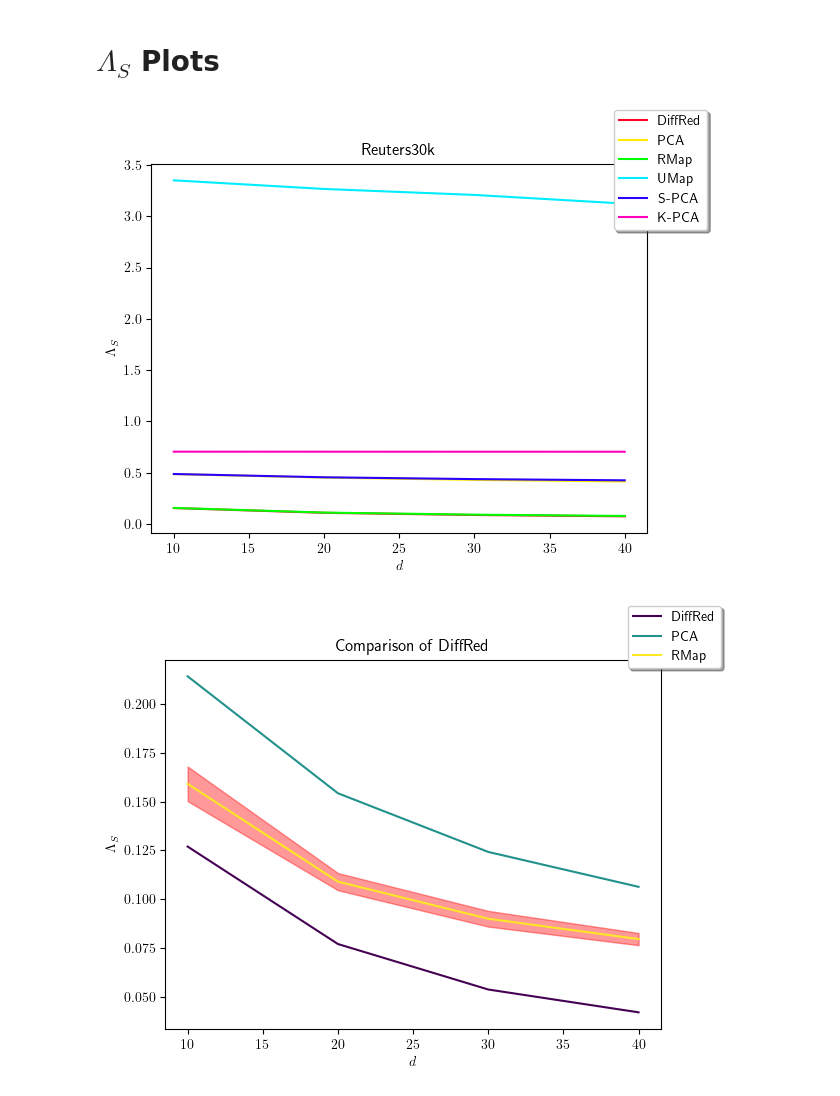
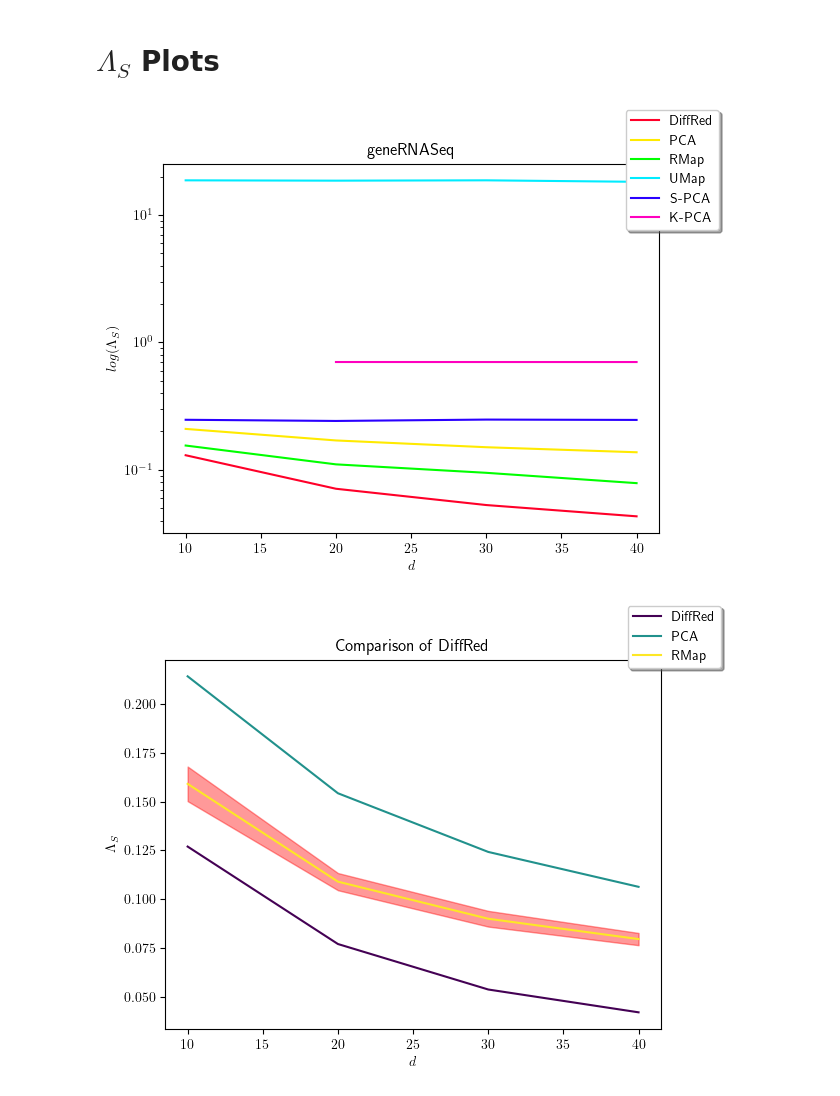
Before and after one commit to S3-Lab-IIT/DiffRed, a Jupyter notebook: Experiments/dimensionality_reduction_metrics/make_plots.ipynb, the cells around one changed output. Cells and saved outputs as stored; diff of their text form; code cells hidden in the pictures.

```diff
--- a/Experiments/dimensionality_reduction_metrics/make_plots.ipynb
+++ b/Experiments/dimensionality_reduction_metrics/make_plots.ipynb
@@ -8,22 +9,25 @@ plt.rcParams['text.usetex'] = True
 # %%
 UTILS={
     "COMP_RES": './results/compiled_results/',
-    'DATASET': "Reuters30k",
+    'DATASET': "geneRNASeq",
     'TARGET_DIMS':[10,20,30,40],
     'DR_TECHS': ['DiffRed', 'PCA', 'RMap', 'UMap', 'S-PCA', 'K-PCA']
 }
 # %%
 def plot(PLOT_DATA:dict, title:str, xlabel:str, ylabel:str, ci:bool=False, alpha=0.1, colormap:str='tab10', log_scale:bool=False):
     if not ci:
+        min_tick=1000
         fig, ax = plt.subplots()
+        if log_scale:
+            ax.set_yscale('log')
         cmap = plt.cm.get_cmap(colormap, len(PLOT_DATA))
+        # ax.yaxis.set_major_locator(MaxNLocator(integer=True, prune='both'))
         for i, (algorithm, data) in enumerate(PLOT_DATA.items()):
             x = data['x']
             y = data['y']
             color = cmap(i)
             label = f'{algorithm}'
             ax.plot(x, y, color=color, label=label)
-
         ax.set_title(title)
         ax.set_xlabel(xlabel)
         ax.set_ylabel(ylabel)
@@ -32,12 +36,17 @@ def plot(PLOT_DATA:dict, title:str, xlabel:str, ylabel:str, ci:bool=False, alpha
             ncol=1, fancybox=True, shadow=True)
         plt.show()
     else:
+        min_tick=1000
         fig, ax = plt.subplots()
+        if log_scale:
+            ax.set_yscale('log')
         cmap = plt.cm.get_cmap(colormap, len(PLOT_DATA))
         for i, (algorithm, data) in enumerate(PLOT_DATA.items()):
             if algorithm!='RMap':
                 x = data['x']
                 y = data['y']
+                if min(y)<min_tick:
+                    min_tick=min(y)
                 color = cmap(i)
                 label = f'{algorithm}'
                 ax.plot(x, y, color=color, label=label)
@@ -86,9 +95,9 @@ for dr_tech in UTILS['DR_TECHS']:
 
         PLOT_DATA[dr_tech]={'x':x, 'y':y, 'std':std}
 # %%
-plot(PLOT_DATA, f"{UTILS['DATASET']}", '$d$', r'$\Lambda_S$', True, 0,'gist_rainbow')
+plot(PLOT_DATA, f"{UTILS['DATASET']}", '$d$', r'$log(\Lambda_S)$', True, 0,'gist_rainbow', True)
 # %% [output]
-[figure, old version]
+[figure, new version]
 # %%
 PLOT_DATA2={}
 # %%
```
Also changed, not shown: parts of 1 cell of this notebook, 4 other files.
